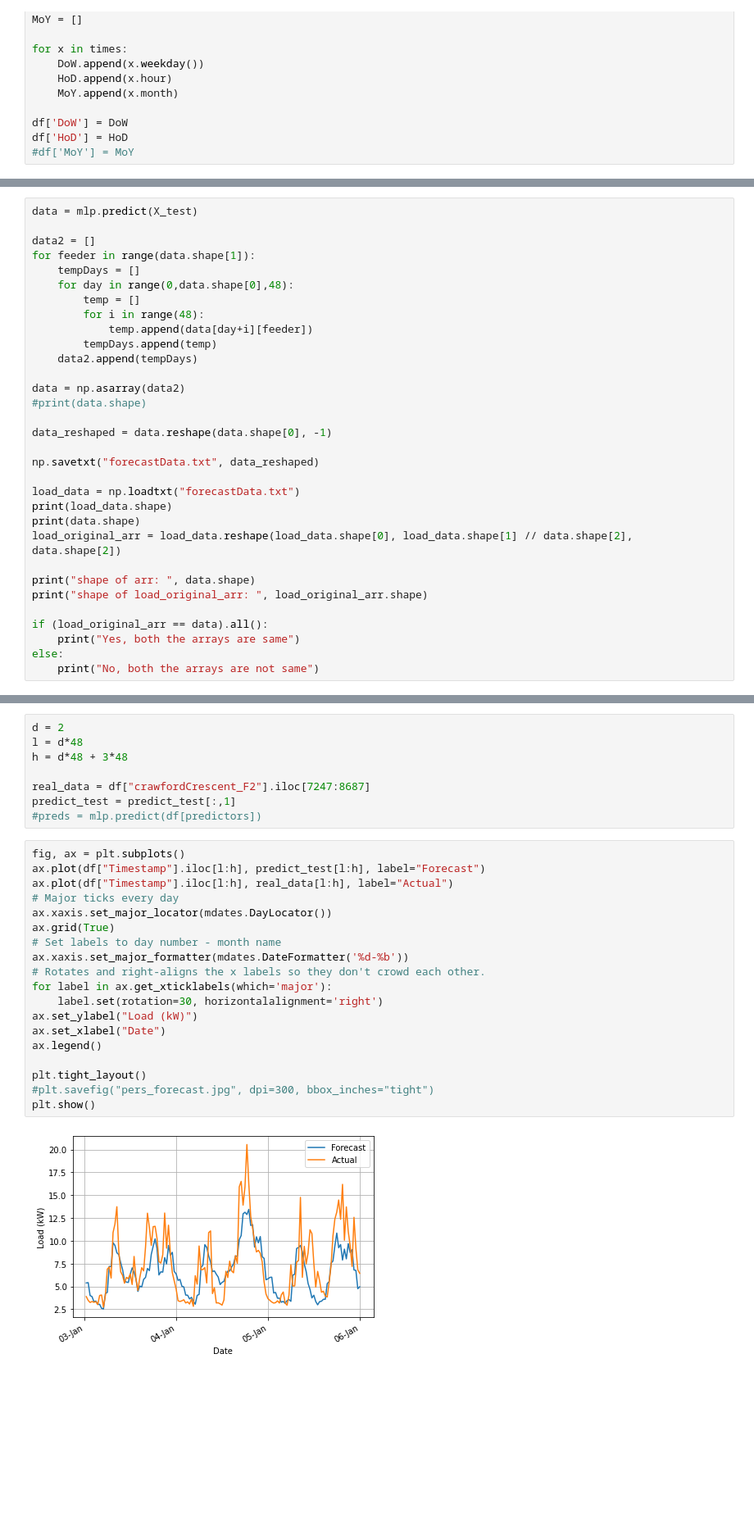
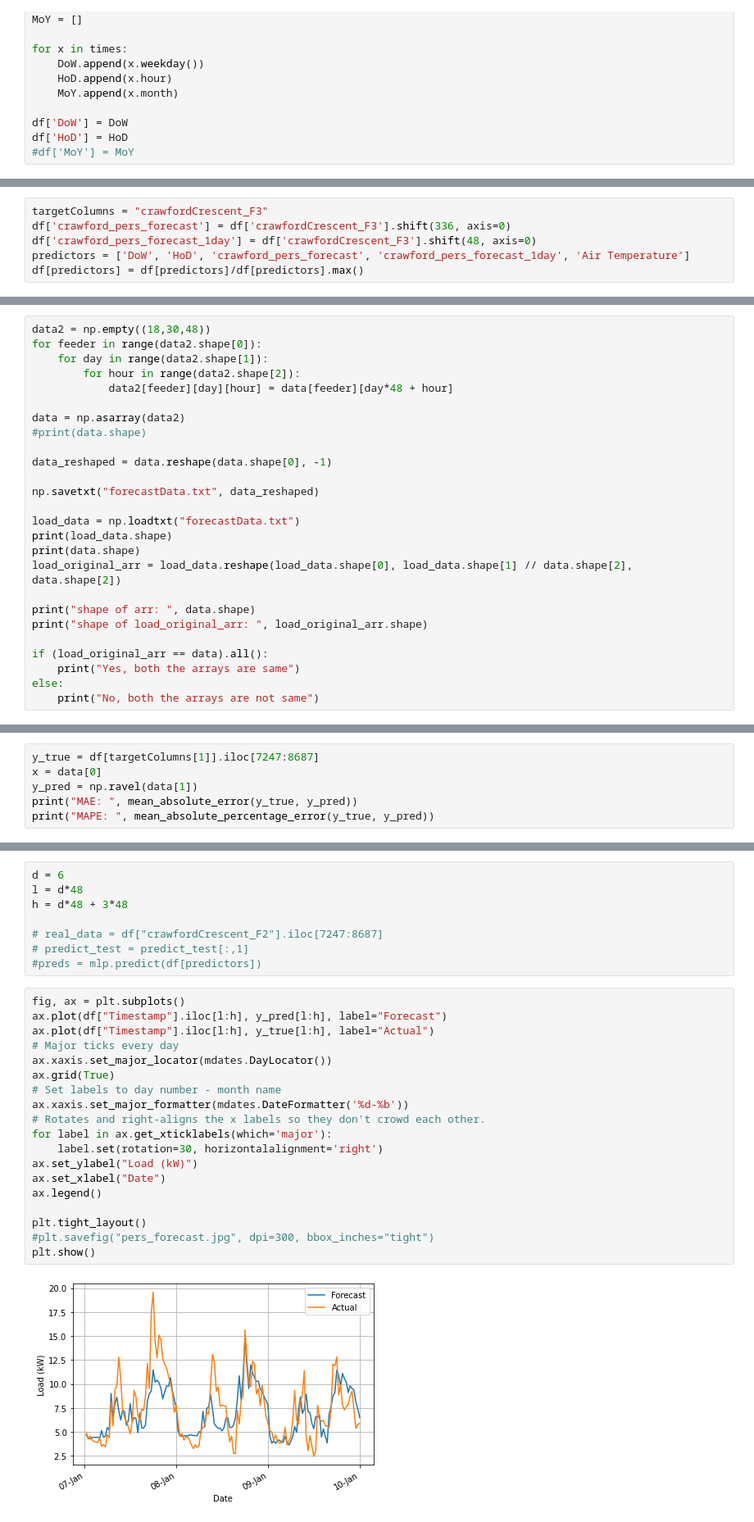
Before and after one commit to stait20/Code, a Jupyter notebook: scikit/NeuralNet.ipynb, the cells around one changed output, grey strips where cells are left out. Shown at 82% size. Cells and saved outputs as stored; diff of their text form; blank space fills up the shorter version.

```diff
--- a/scikit/NeuralNet.ipynb
+++ b/scikit/NeuralNet.ipynb
@@ -40,2 +91,8 @@ df[predictors] = df[predictors]/df[predictors].max()
+# %%
+targetColumns = "crawfordCrescent_F3"
+df['crawford_pers_forecast'] = df['crawfordCrescent_F3'].shift(336, axis=0)
+df['crawford_pers_forecast_1day'] = df['crawfordCrescent_F3'].shift(48, axis=0)
+predictors = ['DoW', 'HoD', 'crawford_pers_forecast', 'crawford_pers_forecast_1day', 'Air Temperature']
+df[predictors] = df[predictors]/df[predictors].max()
 # %%
 #5759
@@ -59,17 +116,11 @@ mlp.fit(X_train,y_train)
 predict_train = mlp.predict(X_train)
 predict_test = mlp.predict(X_test)
 # %%
-data = mlp.predict(X_test)
-
-data2 = []
-for feeder in range(data.shape[1]):
-    tempDays = []
-    for day in range(0,data.shape[0],48):
-        temp = []
-        for i in range(48):
-            temp.append(data[day+i][feeder])
-        tempDays.append(temp)
-    data2.append(tempDays)
+data2 = np.empty((18,30,48))
+for feeder in range(data2.shape[0]):
+    for day in range(data2.shape[1]):
+        for hour in range(data2.shape[2]):
+            data2[feeder][day][hour] = data[feeder][day*48 + hour]
 
 data = np.asarray(data2)
 #print(data.shape)
@@ -98,0 +159,6 @@ Yes, both the arrays are same
+# %%
+y_true = df[targetColumns[1]].iloc[7247:8687]
+x = data[0]
+y_pred = np.ravel(data[1])
+print("MAE: ", mean_absolute_error(y_true, y_pred))
+print("MAPE: ", mean_absolute_percentage_error(y_true, y_pred))
@@ -99,32 +168,32 @@ Yes, both the arrays are same
 # %%
-d = 2
+d = 6
 l = d*48
 h = d*48 + 3*48
 
-real_data = df["crawfordCrescent_F2"].iloc[7247:8687]
-predict_test = predict_test[:,1]
+# real_data = df["crawfordCrescent_F2"].iloc[7247:8687]
+# predict_test = predict_test[:,1]
 #preds = mlp.predict(df[predictors])
 # %%
 fig, ax = plt.subplots()
-ax.plot(df["Timestamp"].iloc[l:h], predict_test[l:h], label="Forecast")
-ax.plot(df["Timestamp"].iloc[l:h], real_data[l:h], label="Actual")
+ax.plot(df["Timestamp"].iloc[l:h], y_pred[l:h], label="Forecast")
+ax.plot(df["Timestamp"].iloc[l:h], y_true[l:h], label="Actual")
 # Major ticks every day
 ax.xaxis.set_major_locator(mdates.DayLocator())
 ax.grid(True)
 # Set labels to day number - month name
 ax.xaxis.set_major_formatter(mdates.DateFormatter('%d-%b'))
 # Rotates and right-aligns the x labels so they don't crowd each other.
 for label in ax.get_xticklabels(which='major'):
     label.set(rotation=30, horizontalalignment='right')
 ax.set_ylabel("Load (kW)")
 ax.set_xlabel("Date")
 ax.legend()
 
 plt.tight_layout()
 #plt.savefig("pers_forecast.jpg", dpi=300, bbox_inches="tight")
 plt.show()
 # %% [output]
-[figure, old version]
+[figure, new version]
 # %%
 mean_absolute_error(real_data,predict_test)
 error = predict_test - real_data
```
Also changed, not shown: parts of 9 cells of this notebook, 5 other files.
